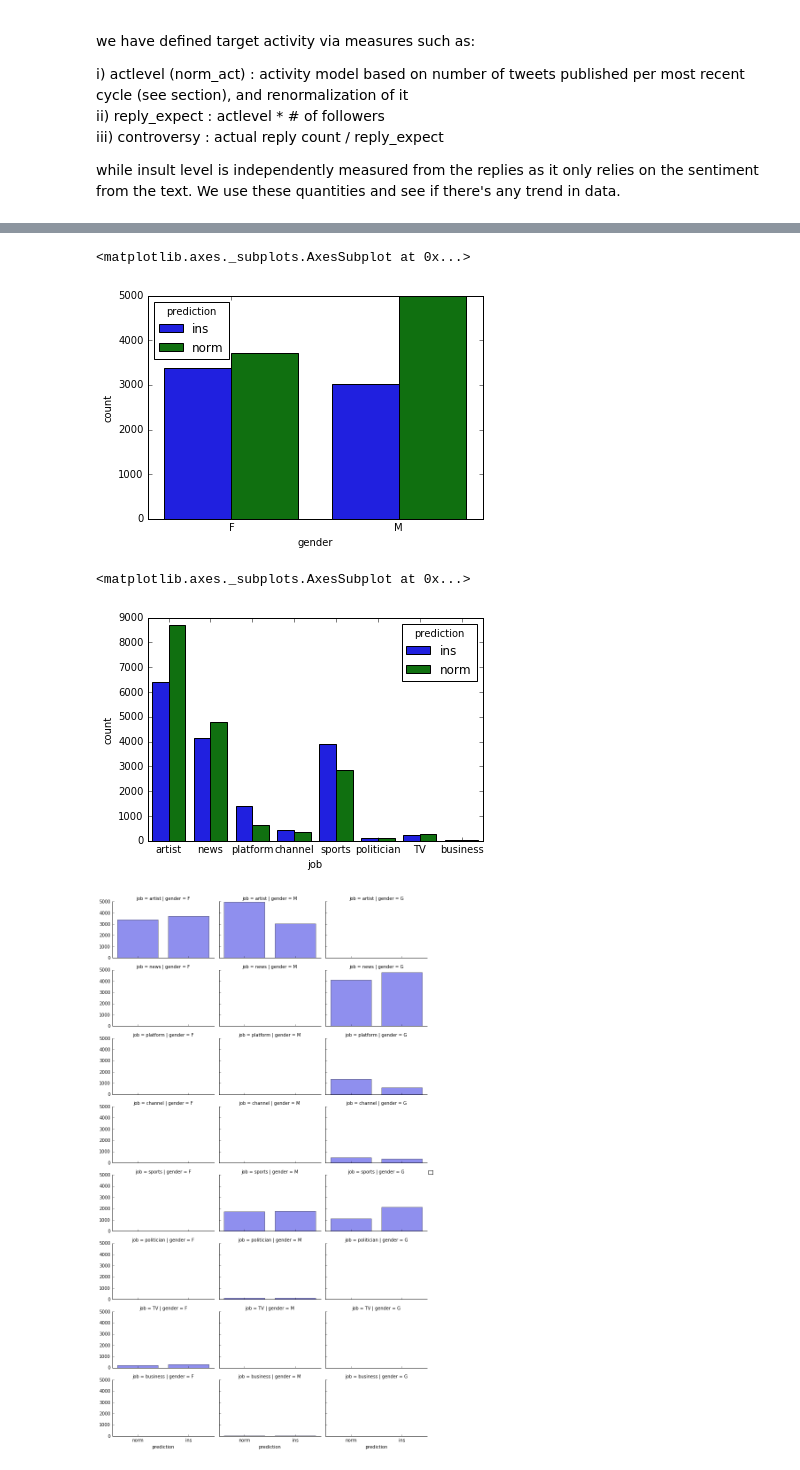
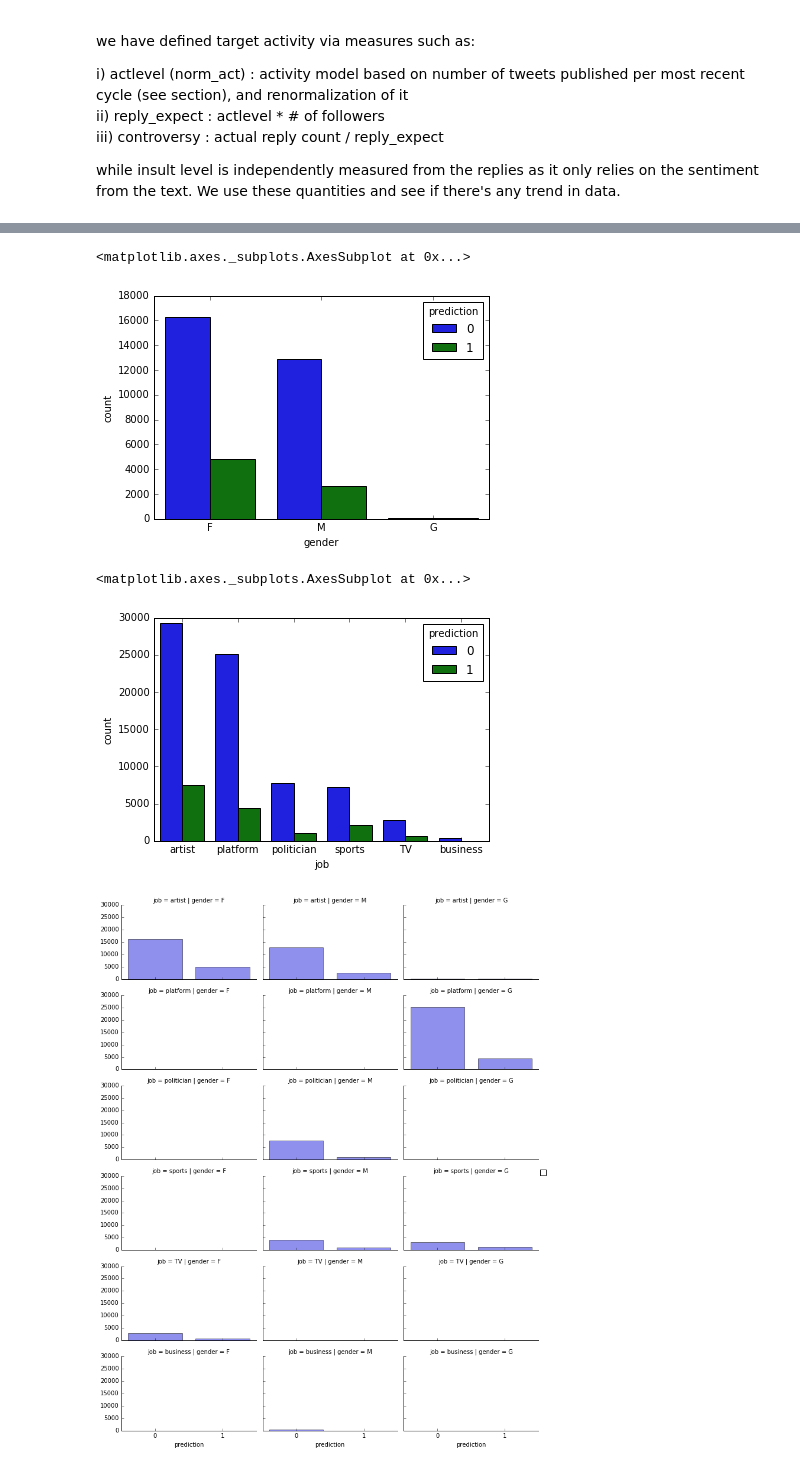
Before and after one commit to jee1213/twitter_sentiment, a Jupyter notebook: twitter_NLP_insult_GloVe_RNN.ipynb, the cells around one changed output, grey strips where cells are left out. Cells and saved outputs as stored; diff of their text form; code cells hidden in the pictures.

```diff
--- a/twitter_NLP_insult_GloVe_RNN.ipynb
+++ b/twitter_NLP_insult_GloVe_RNN.ipynb
@@ -999,0 +1329,19 @@ user_info.head(5)
+# %%
+#cnt = lsvmdata.user_name.value_counts().reset_index().rename(columns={'index':'user_name','user_name':'count'})
+cnt = data.user_id.value_counts().reset_index().rename(columns={'index':'user_id','user_id':'count'})
+
+cnt.head(5)
+if 'count' in user_info:
+    del user_info['count']
+user_info = user_info.join(cnt.set_index('user_id'),on='user_id')
+user_info['norm_act'] = user_info['actlevel']*0.5+1
+user_info['reply_expect'] = user_info.norm_act.multiply(user_info['followers'])
+user_info.head(5)
+user_info = user_info.rename(index=str, columns={"Unnamed: 0": "follower_rank"})
+# there's an obvious outlier in the actual replies one get vs. expected reply based on current epoch activity * # followers!
+# we name the ratio of actual reply to the expected reply based on # of followers and user activity level as 'controversy'
+user_info['controversy'] = user_info['count']/user_info['reply_expect']
+user_info.loc[user_info['controversy']<700].describe()
+# there is no user who got 0 replies!
+# excluding the outlier, the standard deviation reduces significantly
+#
@@ -999,0 +1366,8 @@ user_info.head(5)
+# %%
+# create a categorical controversy data
+user_info.loc[user_info['controversy']<=20,'controversy_cat'] = 'low' #4
+user_info.loc[(user_info['controversy']<=60) & (user_info['controversy']>20),'controversy_cat'] = 'med' #11
+user_info.loc[user_info['controversy']>60,'controversy_cat'] = 'high' #34
+# define insult fraction :
+user_info['ins_frac'] = user_info['ins_count']/user_info['count']/0.5
+user_info.head(10)
@@ -999,0 +1386,6 @@ user_info.head(5)
+# %%
+if 'followers' not in lsvmdata:
+    lsvmdata = lsvmdata.join(user_info.set_index('user_id'),on='user_id')
+if 'followers' not in data:
+    data = data.join(user_info.set_index('user_id'),on='user_id')
+data.head(5)
@@ -1014,8 +1412,8 @@ from matplotlib import pyplot as plt
 # %%
 # data includes sentiment analysis result from NN
-data = data.rename(index=str, columns={"Unnamed: 0": "follower_rank"})
+#data = data.rename(index=str, columns={"Unnamed: 0": "follower_rank"})
 # lsvmdata includes sentiment analysis result from linear svm
-lsvmdata = lsvmdata.rename(index=str, columns={"Unnamed: 0": "follower_rank"})
+#lsvmdata = lsvmdata.rename(index=str, columns={"Unnamed: 0": "follower_rank"})
 # %%
 data['activity'].unique()
 # %% [output]
@@ -1148,22 +1529,22 @@ array(['artist', 'politician', 'news', nan, 'platform', 'channel',
 # %%
 # remove outlier and plot #
-sns.countplot(x="gender",hue="prediction", data=lsvmdata.loc[(lsvmdata['user_name']!='realDonaldTrump')&(lsvmdata['job']=='artist')])
+sns.countplot(x="gender",hue="prediction", data=data.loc[(data['user_name']!='realDonaldTrump')&(data['job']=='artist')])
 # %% [output]
 <matplotlib.axes._subplots.AxesSubplot at 0x...>
-[figure, old version]
+[figure, new version]
 # %%
 #sns.countplot(x="job",hue="prediction", data=lsvmdata.loc[lsvmdata['user_name']=='CNN'])
-sns.countplot(x="job",hue="prediction", data=lsvmdata.loc[lsvmdata['user_name']!='realDonaldTrump'])
+sns.countplot(x="job",hue="prediction", data=data.loc[data['user_name']!='realDonaldTrump'])
 # %% [output]
 <matplotlib.axes._subplots.AxesSubplot at 0x...>
-[figure, old version]
+[figure, new version]
 # %%
 # removing outlier (getting WAY TOO MANY replies than other users)
-grid = sns.FacetGrid(lsvmdata.loc[lsvmdata['user_name']!='realDonaldTrump'], col='gender', row='job', size=2.2, aspect=1.6)
+grid = sns.FacetGrid(data.loc[data['user_name']!='realDonaldTrump'], col='gender', row='job', size=2.2, aspect=1.6)
 grid.map(sns.countplot, 'prediction', alpha=.5)
 grid.add_legend();
 # among artists, where they have recieved similar amount of replies, the amount of insult female recieve is higher than that toward males
 # %% [output]
-[figure, old version]
+[figure, new version]
 # %% [markdown]
 # Conclusions
```
Also changed, not shown: parts of 86 cells of this notebook, 1 other file.
